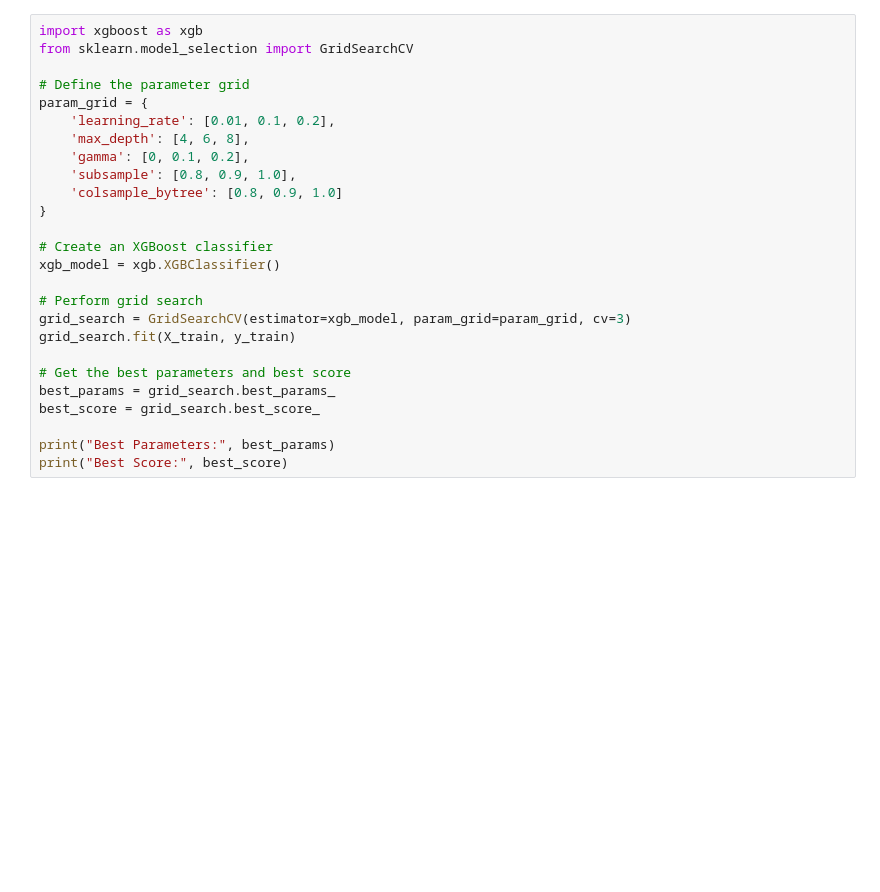
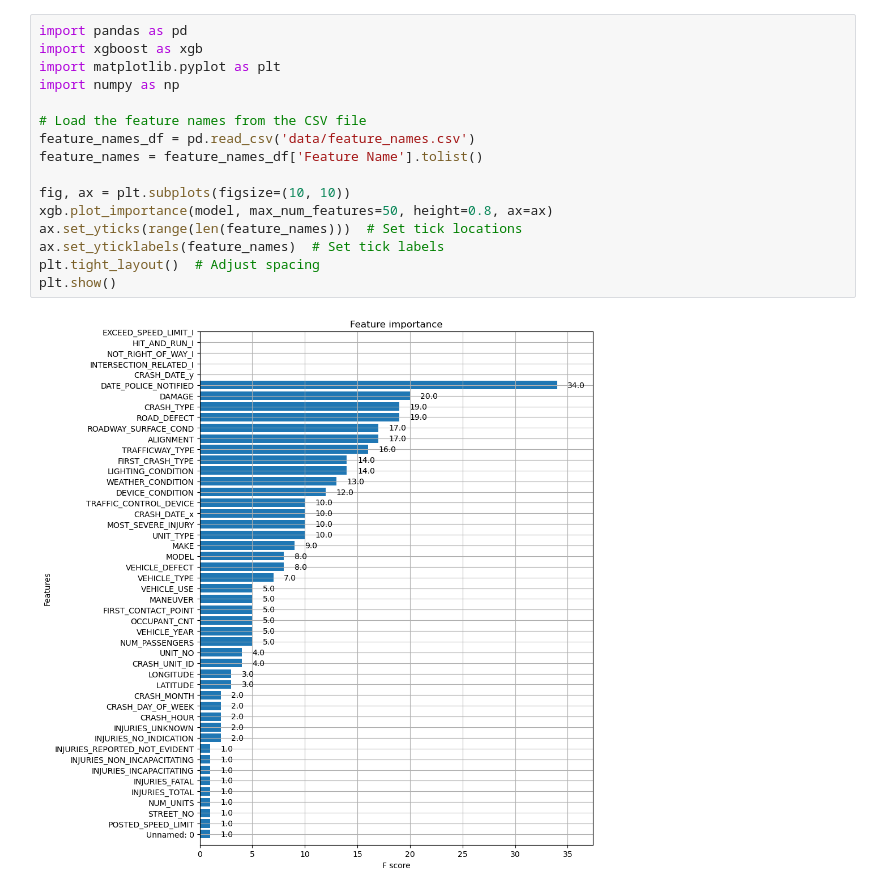
Before and after one commit to Kaewin/project-4, a Jupyter notebook: xgdboost.ipynb, the cells around one changed output. Saved outputs shown, nothing was run; the diff lists cells and outputs as text; blank space fills up the shorter version.

```diff
--- a/xgdboost.ipynb
+++ b/xgdboost.ipynb
@@ -47,26 +48,18 @@ Accuracy: 0.8199290360733293
-# %%
-import xgboost as xgb
-from sklearn.model_selection import GridSearchCV
-
-# Define the parameter grid
-param_grid = {
-    'learning_rate': [0.01, 0.1, 0.2],
-    'max_depth': [4, 6, 8],
-    'gamma': [0, 0.1, 0.2],
-    'subsample': [0.8, 0.9, 1.0],
-    'colsample_bytree': [0.8, 0.9, 1.0]
-}
-
-# Create an XGBoost classifier
-xgb_model = xgb.XGBClassifier()
-
-# Perform grid search
-grid_search = GridSearchCV(estimator=xgb_model, param_grid=param_grid, cv=3)
-grid_search.fit(X_train, y_train)
-
-# Get the best parameters and best score
-best_params = grid_search.best_params_
-best_score = grid_search.best_score_
-
-print("Best Parameters:", best_params)
-print("Best Score:", best_score)
+# %%
+import pandas as pd
+import xgboost as xgb
+import matplotlib.pyplot as plt
+import numpy as np
+
+# Load the feature names from the CSV file
+feature_names_df = pd.read_csv('data/feature_names.csv')
+feature_names = feature_names_df['Feature Name'].tolist()
+
+fig, ax = plt.subplots(figsize=(10, 10))
+xgb.plot_importance(model, max_num_features=50, height=0.8, ax=ax)
+ax.set_yticks(range(len(feature_names)))  # Set tick locations
+ax.set_yticklabels(feature_names)  # Set tick labels
+plt.tight_layout()  # Adjust spacing
+plt.show()
+# %% [output]
+[figure, added]
```
Also changed, not shown: parts of 2 cells of this notebook, 6 other files.
